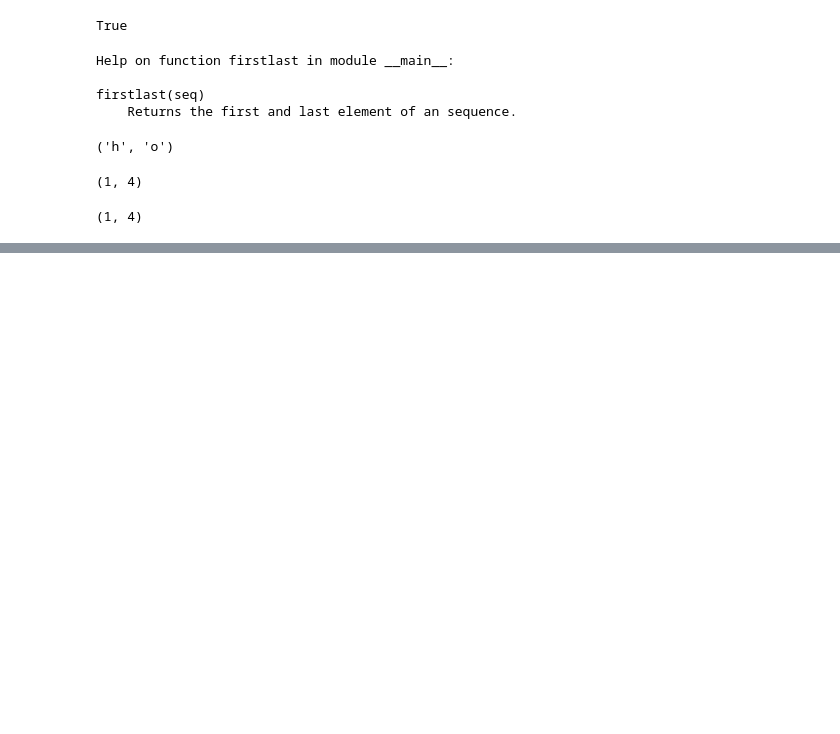
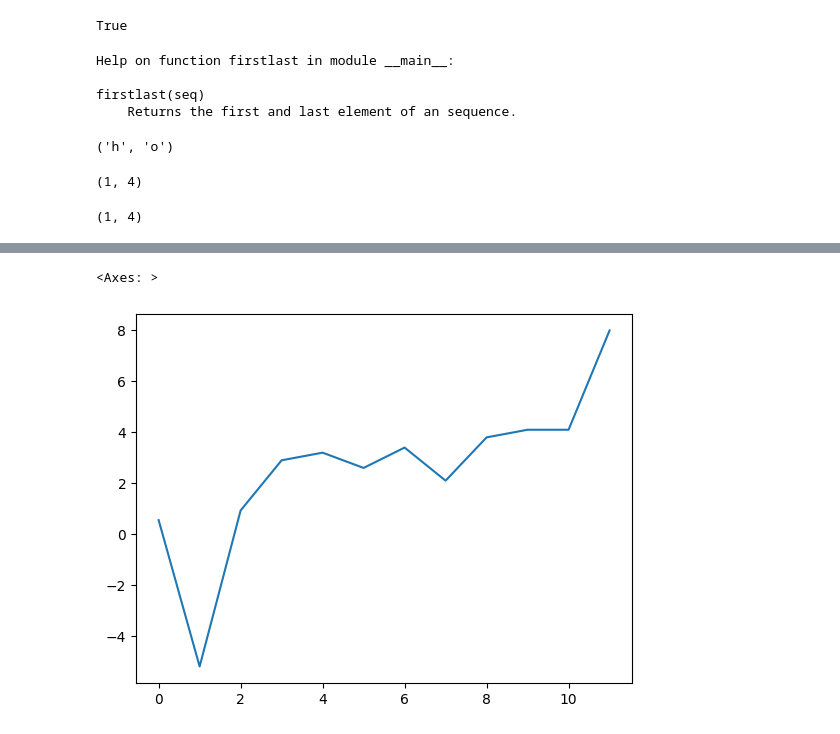
Before and after one commit to miku/pythonpath, a Jupyter notebook: Live/2024-12/sketch2.ipynb, the cells around one changed output, grey strips where cells are left out. Saved outputs shown, nothing was run; the diff lists cells and outputs as text; code cells hidden in the pictures; blank space fills up the shorter version.

```diff
--- a/Live/2024-12/sketch2.ipynb
+++ b/Live/2024-12/sketch2.ipynb
@@ -704,0 +1247,5 @@ firstlast((1, 2, 3, 4))
+# %%
+df["net_income_cleaned"].plot()
+# %% [output]
+<Axes: >
+[figure, added]
```
Also changed, not shown: parts of 98 cells of this notebook, 7 other files.
